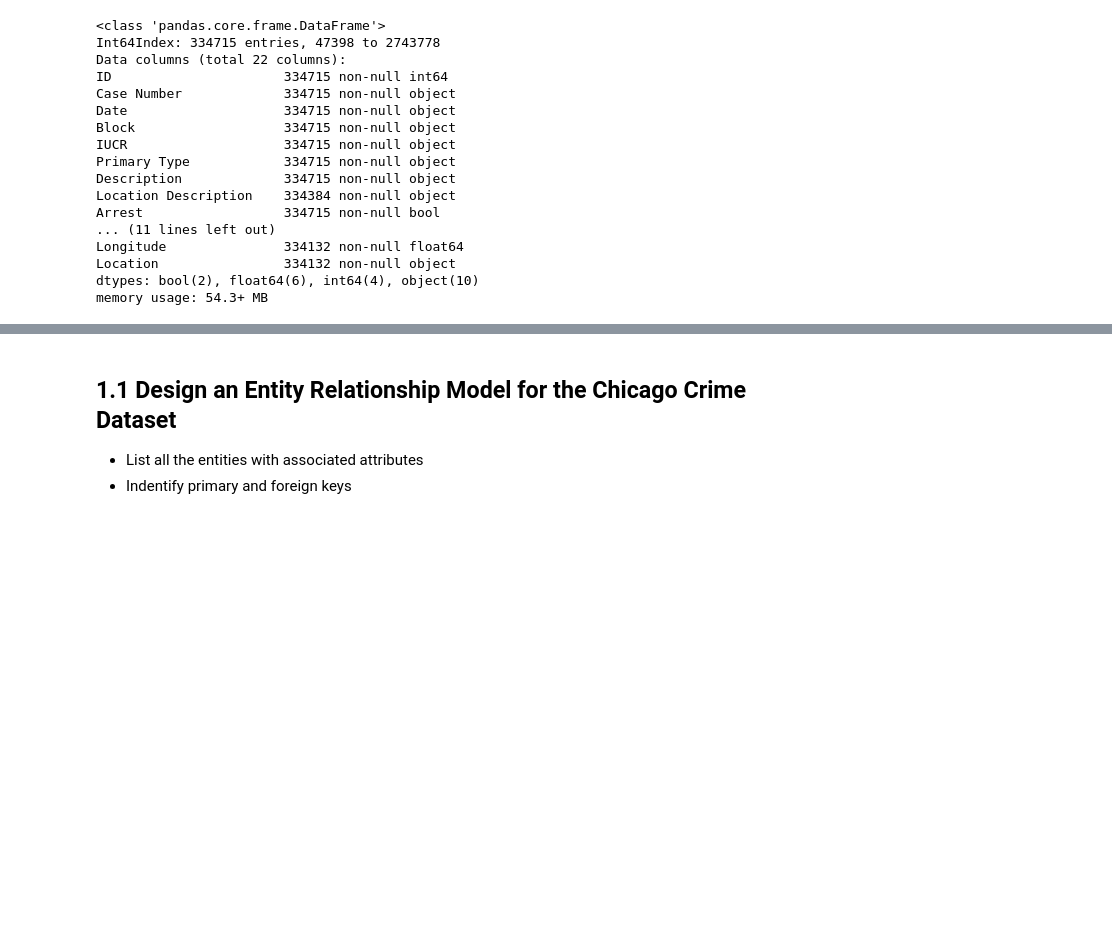
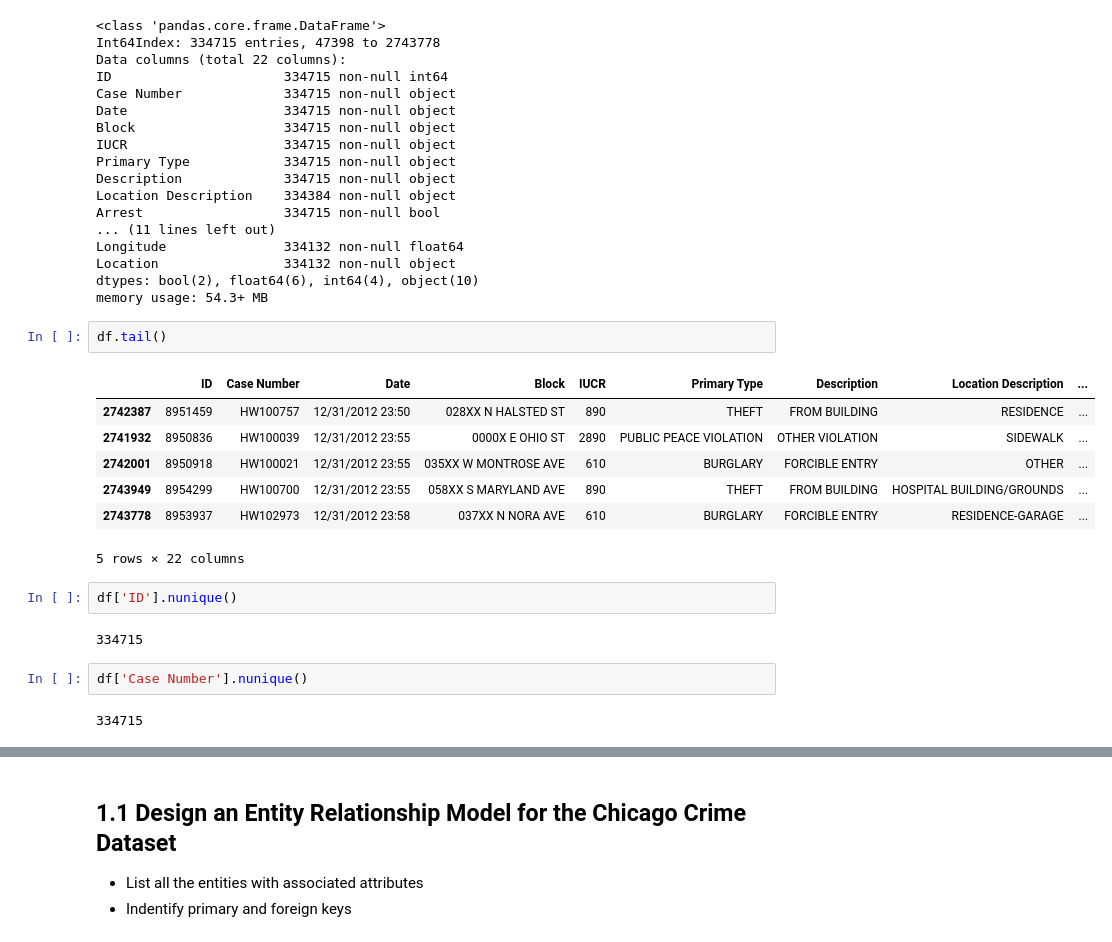
Before and after one commit to BlakeBigG/Database_and_Analytics_MS, a Jupyter notebook: modules/module8/exercises/Final-Project-Part-I.ipynb, the cells around one changed output, grey strips where cells are left out. Drawn from its saved outputs; the diff is of its cells as text; blank space fills up the shorter version.

```diff
--- a/modules/module8/exercises/Final-Project-Part-I.ipynb
+++ b/modules/module8/exercises/Final-Project-Part-I.ipynb
@@ -44,3 +44,21 @@ Longitude               334132 non-null float64
 Location                334132 non-null object
 dtypes: bool(2), float64(6), int64(4), object(10)
 memory usage: 54.3+ MB
+# %%
+df.tail()
+# %% [output]
+|  | ID | Case Number | Date | Block | IUCR | Primary Type | Description | Location Description | ... |
+| 2742387 | 8951459 | HW100757 | 12/31/2012 23:50 | 028XX N HALSTED ST | 890 | THEFT | FROM BUILDING | RESIDENCE | ... |
+| 2741932 | 8950836 | HW100039 | 12/31/2012 23:55 | 0000X E OHIO ST | 2890 | PUBLIC PEACE VIOLATION | OTHER VIOLATION | SIDEWALK | ... |
+| 2742001 | 8950918 | HW100021 | 12/31/2012 23:55 | 035XX W MONTROSE AVE | 610 | BURGLARY | FORCIBLE ENTRY | OTHER | ... |
+| 2743949 | 8954299 | HW100700 | 12/31/2012 23:55 | 058XX S MARYLAND AVE | 890 | THEFT | FROM BUILDING | HOSPITAL BUILDING/GROUNDS | ... |
+| 2743778 | 8953937 | HW102973 | 12/31/2012 23:58 | 037XX N NORA AVE | 610 | BURGLARY | FORCIBLE ENTRY | RESIDENCE-GARAGE | ... |
+5 rows × 22 columns
+# %%
+df['ID'].nunique()
+# %% [output]
+334715
+# %%
+df['Case Number'].nunique()
+# %% [output]
+334715
```
Also changed, not shown: parts of 9 cells of this notebook, 4 other files.
